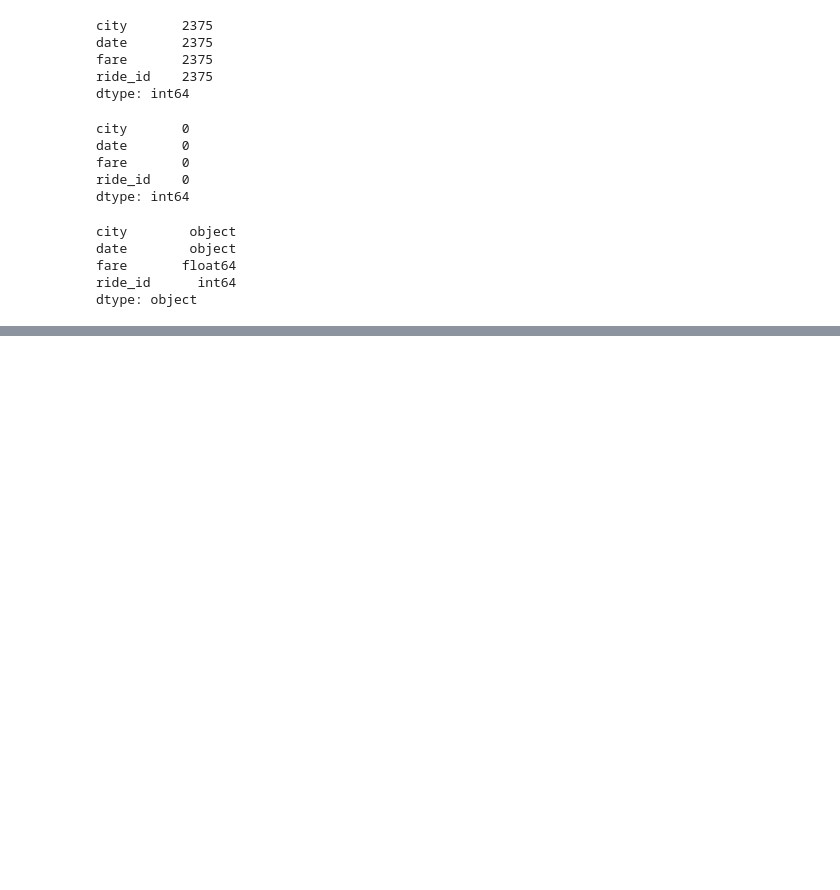
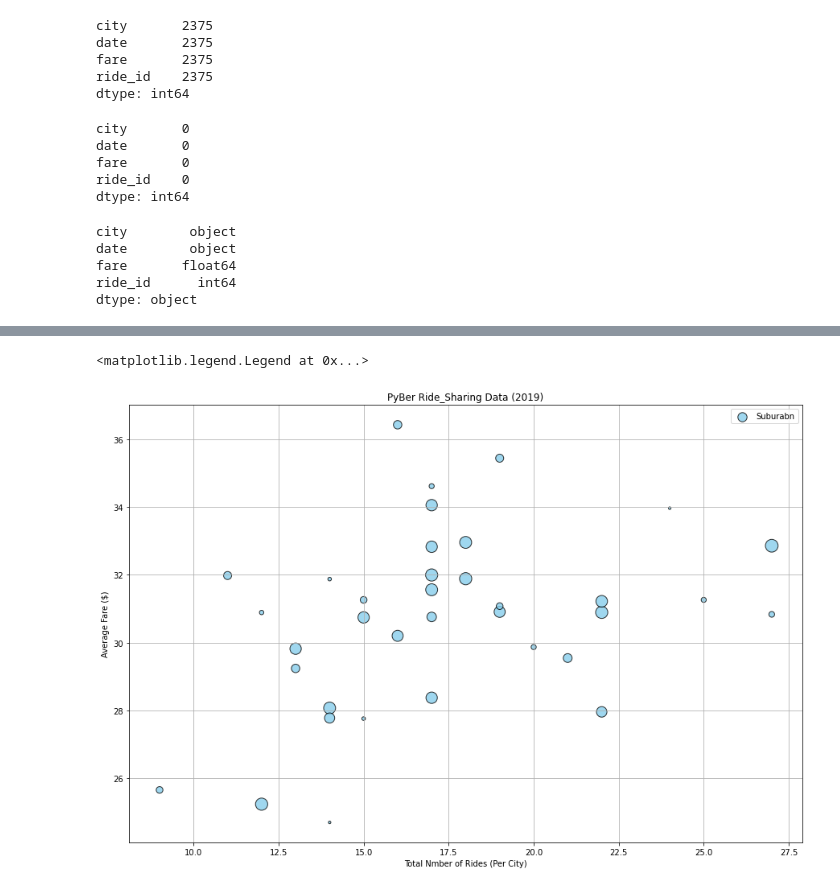
Before and after one commit to EmadSoheili/Matplotlib---UofT---PyberAnalysis, a Jupyter notebook: PyBer.ipynb, the cells around one changed output, grey strips where cells are left out. Cells and saved outputs as stored; diff of their text form; code cells hidden in the pictures; blank space fills up the shorter version.

```diff
--- a/PyBer.ipynb
+++ b/PyBer.ipynb
@@ -119,0 +144,3 @@ pyber_data.head(10)
+# %%
+suburban_cities_df = pyber_data_df[pyber_data_df["type"] == "Suburban"]
+suburban_cities_df
@@ -119,0 +190,3 @@ pyber_data.head(10)
+# %%
+suburban_ride_count = suburban_cities_df.groupby("city").count()["ride_id"]
+suburban_ride_count.head()
@@ -119,0 +224,3 @@ pyber_data.head(10)
+# %%
+suburban_fare_avg = suburban_cities_df.groupby("city").mean()["fare"]
+suburban_fare_avg.head()
@@ -119,0 +258,3 @@ pyber_data.head(10)
+# %%
+suburban_driver_count = suburban_cities_df.groupby("city").mean()["driver_count"]
+suburban_driver_count.head()
@@ -119,0 +300,19 @@ pyber_data.head(10)
+# %%
+plt.figure(figsize=(15,10))
+plt.scatter(
+    suburban_ride_count,
+    suburban_fare_avg,
+    s=suburban_driver_count*10,
+    c="skyblue",
+    edgecolor="black",
+    linewidths=1,
+    alpha=0.8,
+    label="Suburabn")
+plt.title("PyBer Ride_Sharing Data (2019)")
+plt.ylabel("Average Fare ($)")
+plt.xlabel("Total Nmber of Rides (Per City)")
+plt.grid()
+plt.legend()
+# %% [output]
+<matplotlib.legend.Legend at 0x...>
+[figure, added]
```
Also changed, not shown: parts of 25 cells of this notebook, 1 other file.
